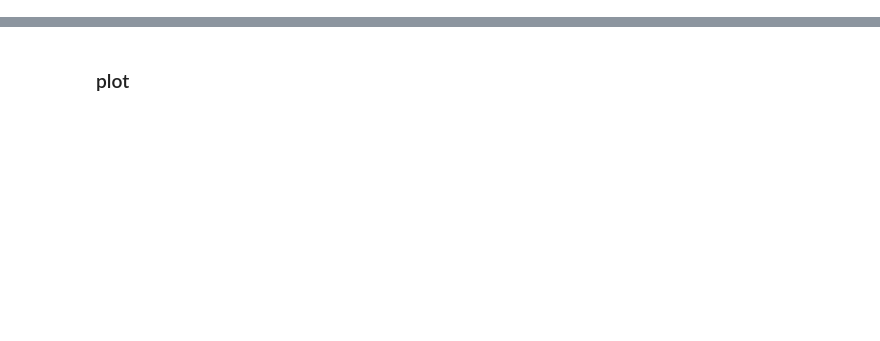
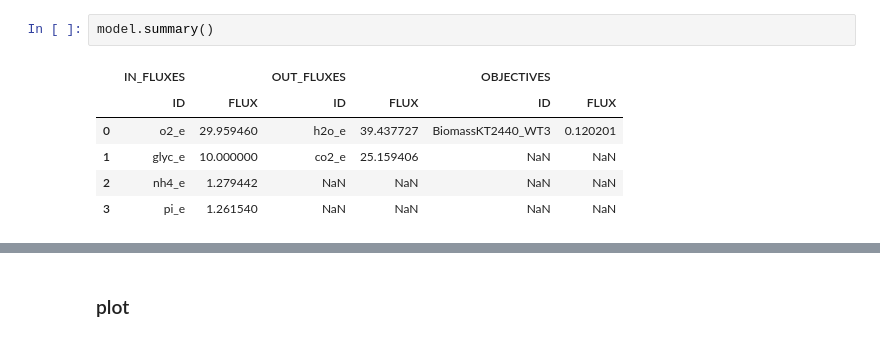
Before and after one commit to liaochen1988/Source_code_for_Pseudomonas_Metabolomics_Paper, a Jupyter notebook: overflow/compare_alternatiev_secretion_pathways.ipynb, the cells around one changed output, grey strips where cells are left out. Drawn from its saved outputs; the diff is of its cells as text; blank space fills up the shorter version.

```diff
--- a/overflow/compare_alternatiev_secretion_pathways.ipynb
+++ b/overflow/compare_alternatiev_secretion_pathways.ipynb
@@ -49,0 +230,9 @@ def set_glycerol_minimal_medium(model):
+# %%
+model.summary()
+# %% [output]
+|  | IN_FLUXES |  | OUT_FLUXES |  | OBJECTIVES |  |
+|  | ID | FLUX | ID | FLUX | ID | FLUX |
+| 0 | o2_e | 29.959460 | h2o_e | 39.437727 | BiomassKT2440_WT3 | 0.120201 |
+| 1 | glyc_e | 10.000000 | co2_e | 25.159406 | NaN | NaN |
+| 2 | nh4_e | 1.279442 | NaN | NaN | NaN | NaN |
+| 3 | pi_e | 1.261540 | NaN | NaN | NaN | NaN |
```
Also changed, not shown: parts of 21 cells of this notebook, 53 other files.
